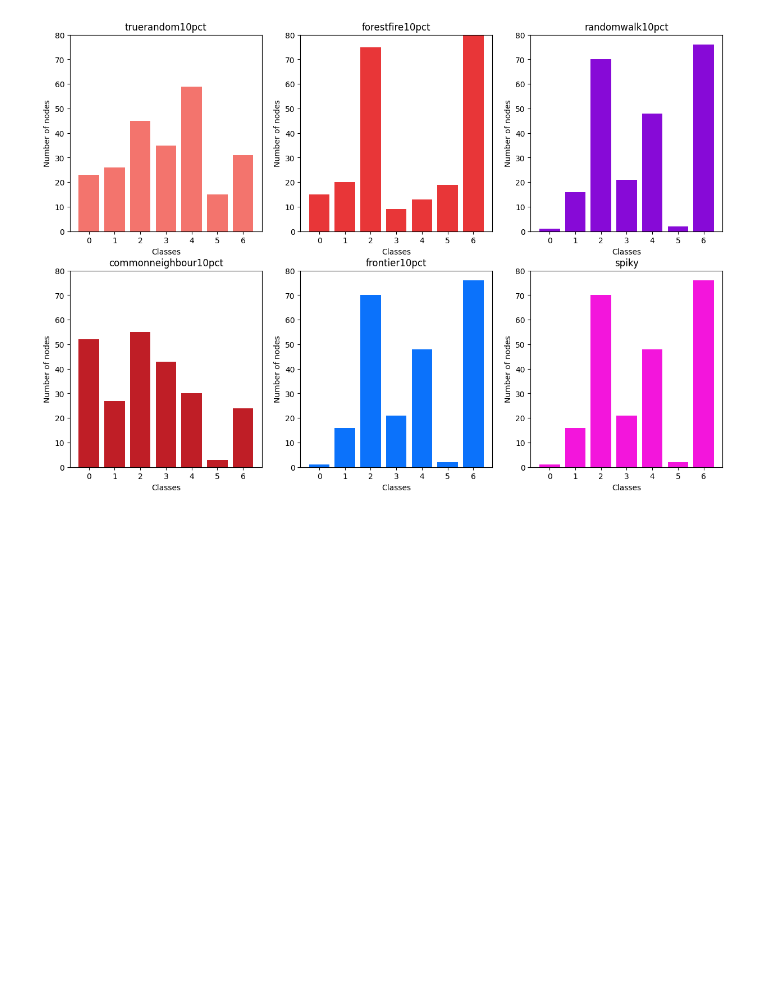
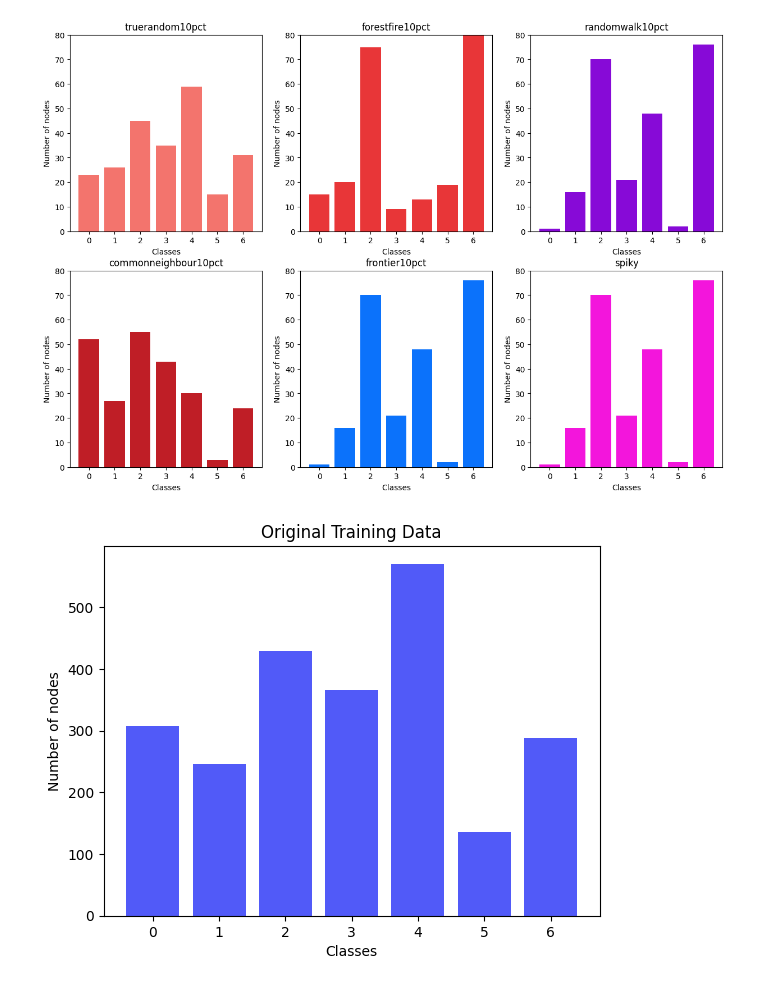
Before and after one commit to Arjun-BD/Project-Course, a Jupyter notebook: tesing_littleballoffur.ipynb, the cells around one changed output. Saved outputs shown, nothing was run; the diff lists cells and outputs as text; code cells hidden in the pictures; blank space fills up the shorter version.

```diff
--- a/tesing_littleballoffur.ipynb
+++ b/tesing_littleballoffur.ipynb
@@ -239,3 +239,14 @@ hist_from_subgraph('ext_sampled_adj/frontier10pct.npz',ax[1,1])
 hist_from_subgraph('ext_sampled_adj/spiky.npz',ax[1,2])
 # %% [output]
 [figure]
+# %%
+fig1, ax1 = plt.subplots()
+labels = np.load('matricx.npz')['train_labels']
+a, b = np.unique(labels, return_counts=True)
+ax1.bar(a, b, color = np.random.choice(range(256), size=3)/256)
+ax1.set_title('Original Training Data')
+ax1.set_xlabel('Classes')
+ax1.set_ylabel('Number of nodes')
+plt.show()
+# %% [output]
+[figure, added]
```
Also changed, not shown: 4 other files.
